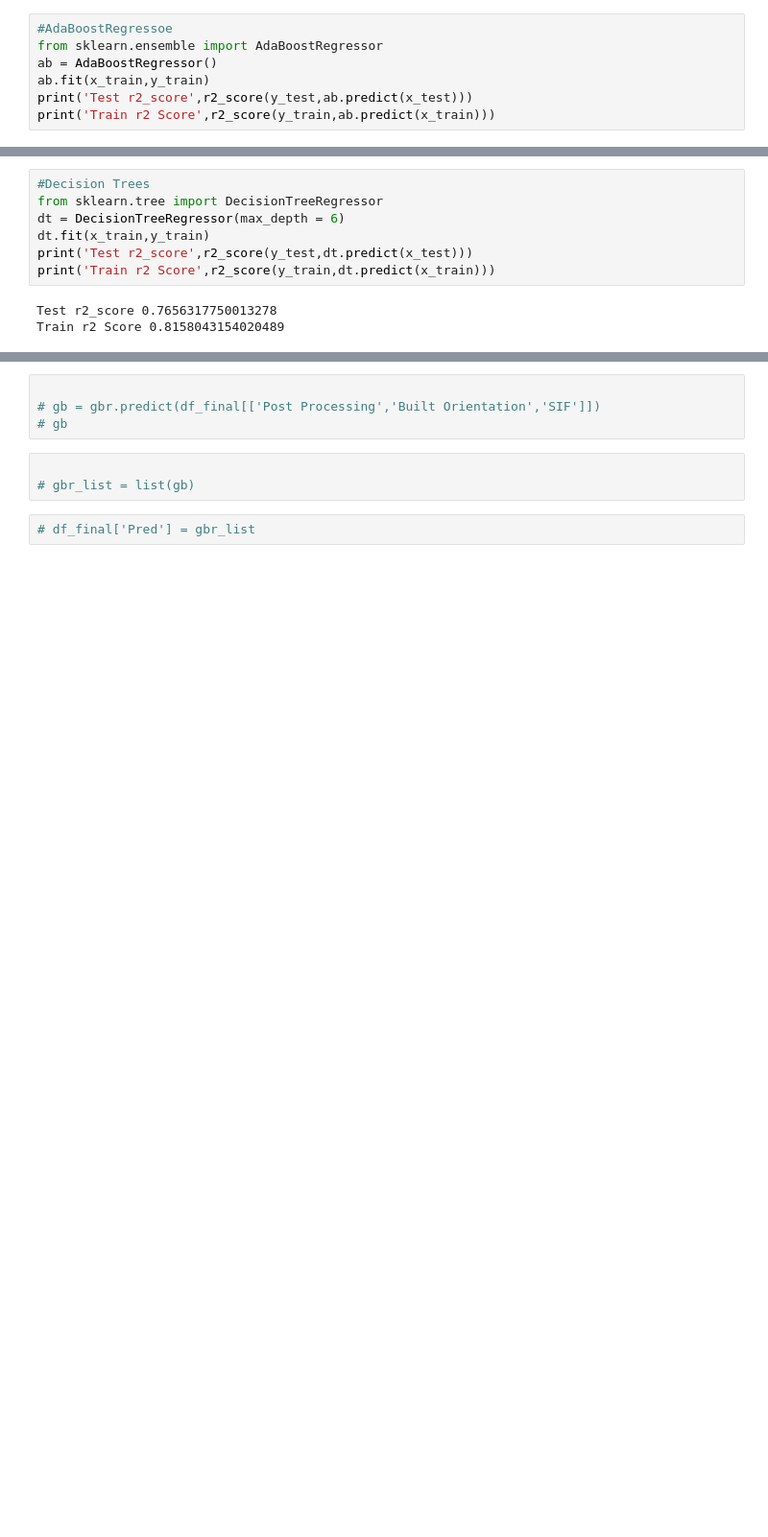
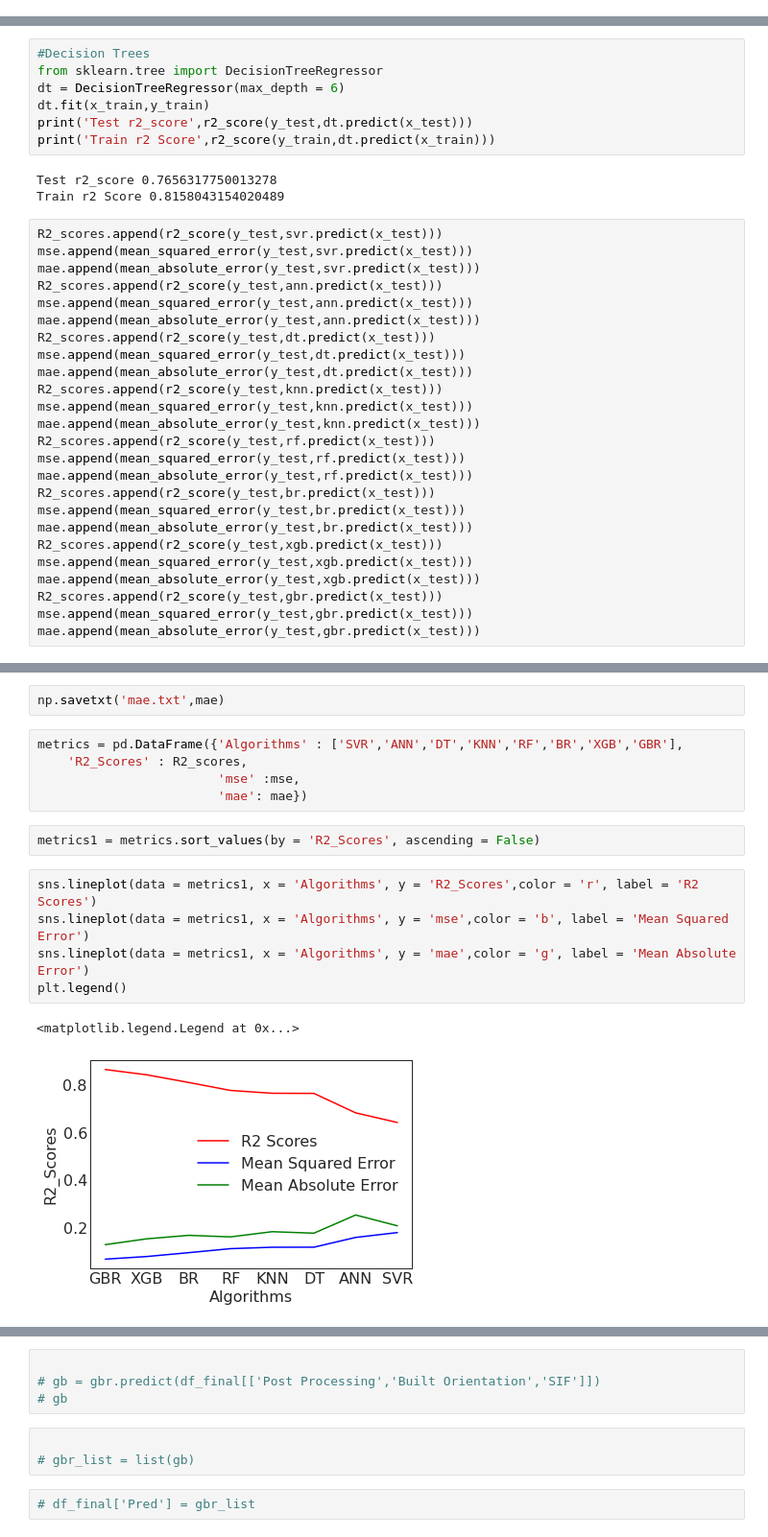
Before and after one commit to Sujal-vajire/Machine-learning-models, a Jupyter notebook: Comparative_Study_of_Various_Machine_Learning_Models_to_Predict_Fatigue_Crack_Growth_Rate.ipynb, the cells around one changed output, grey strips where cells are left out. Shown at 96% size. Cells and saved outputs as stored; diff of their text form; blank space fills up the shorter version.

```diff
--- a/Comparative_Study_of_Various_Machine_Learning_Models_to_Predict_Fatigue_Crack_Growth_Rate.ipynb
+++ b/Comparative_Study_of_Various_Machine_Learning_Models_to_Predict_Fatigue_Crack_Growth_Rate.ipynb
@@ -228,7 +227,0 @@ Train r2 Score 0.781343213435386
-# %%
-#AdaBoostRegressoe
-from sklearn.ensemble import AdaBoostRegressor
-ab = AdaBoostRegressor()
-ab.fit(x_train,y_train)
-print('Test r2_score',r2_score(y_test,ab.predict(x_test)))
-print('Train r2 Score',r2_score(y_train,ab.predict(x_train)))
@@ -306,3 +296,28 @@ print('Train r2 Score',r2_score(y_train,dt.predict(x_train)))
 # %% [output]
 Test r2_score 0.7656317750013278
 Train r2 Score 0.8158043154020489
+# %%
+R2_scores.append(r2_score(y_test,svr.predict(x_test)))
+mse.append(mean_squared_error(y_test,svr.predict(x_test)))
+mae.append(mean_absolute_error(y_test,svr.predict(x_test)))
+R2_scores.append(r2_score(y_test,ann.predict(x_test)))
+mse.append(mean_squared_error(y_test,ann.predict(x_test)))
+mae.append(mean_absolute_error(y_test,ann.predict(x_test)))
+R2_scores.append(r2_score(y_test,dt.predict(x_test)))
+mse.append(mean_squared_error(y_test,dt.predict(x_test)))
+mae.append(mean_absolute_error(y_test,dt.predict(x_test)))
+R2_scores.append(r2_score(y_test,knn.predict(x_test)))
+mse.append(mean_squared_error(y_test,knn.predict(x_test)))
+mae.append(mean_absolute_error(y_test,knn.predict(x_test)))
+R2_scores.append(r2_score(y_test,rf.predict(x_test)))
+mse.append(mean_squared_error(y_test,rf.predict(x_test)))
+mae.append(mean_absolute_error(y_test,rf.predict(x_test)))
+R2_scores.append(r2_score(y_test,br.predict(x_test)))
+mse.append(mean_squared_error(y_test,br.predict(x_test)))
+mae.append(mean_absolute_error(y_test,br.predict(x_test)))
+R2_scores.append(r2_score(y_test,xgb.predict(x_test)))
+mse.append(mean_squared_error(y_test,xgb.predict(x_test)))
+mae.append(mean_absolute_error(y_test,xgb.predict(x_test)))
+R2_scores.append(r2_score(y_test,gbr.predict(x_test)))
+mse.append(mean_squared_error(y_test,gbr.predict(x_test)))
+mae.append(mean_absolute_error(y_test,gbr.predict(x_test)))
@@ -308,0 +361,17 @@ Train r2 Score 0.8158043154020489
+# %%
+np.savetxt('mae.txt',mae)
+# %%
+metrics = pd.DataFrame({'Algorithms' : ['SVR','ANN','DT','KNN','RF','BR','XGB','GBR'],
+    'R2_Scores' : R2_scores,
+                        'mse' :mse,
+                        'mae': mae})
+# %%
+metrics1 = metrics.sort_values(by = 'R2_Scores', ascending = False)
+# %%
+sns.lineplot(data = metrics1, x = 'Algorithms', y = 'R2_Scores',color = 'r', label = 'R2 Scores')
+sns.lineplot(data = metrics1, x = 'Algorithms', y = 'mse',color = 'b', label = 'Mean Squared Error')
+sns.lineplot(data = metrics1, x = 'Algorithms', y = 'mae',color = 'g', label = 'Mean Absolute Error')
+plt.legend()
+# %% [output]
+<matplotlib.legend.Legend at 0x...>
+[figure, added]
```
Also changed, not shown: parts of 13 cells of this notebook.
